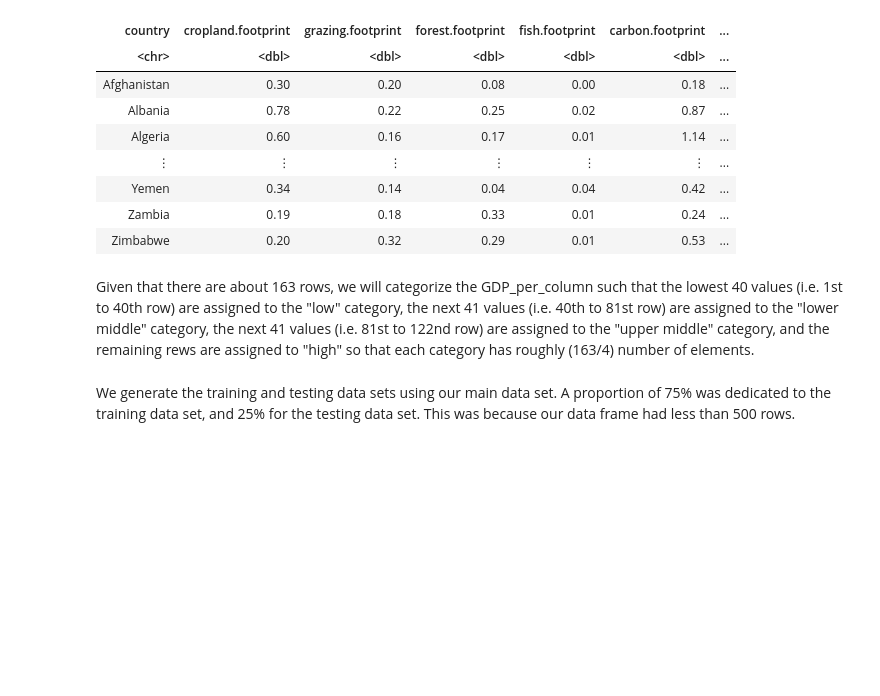
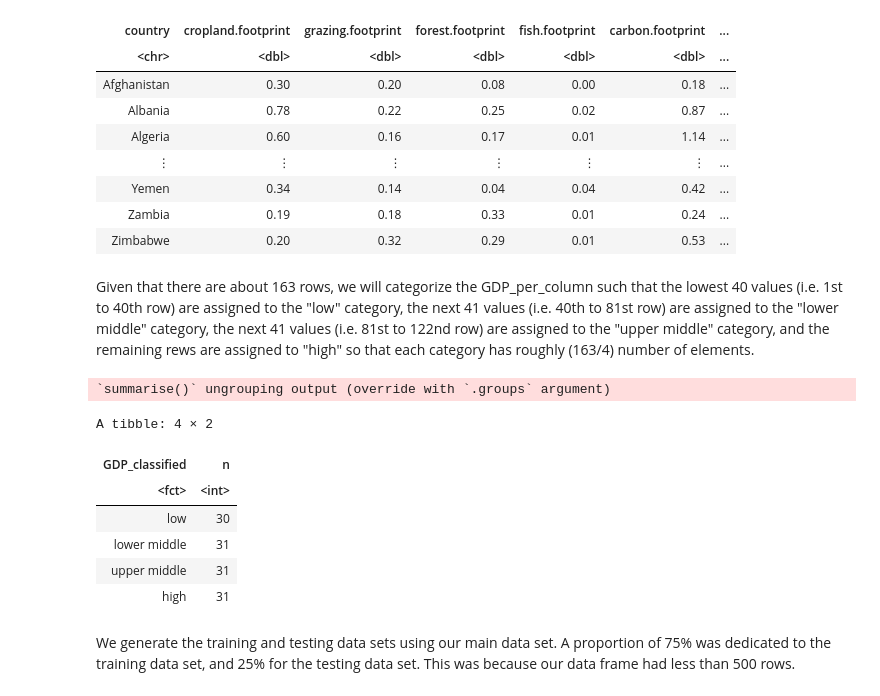
Before and after one commit to tsabkuro/EcoFoot, a Jupyter notebook: report.ipynb, the cells around one changed output. Saved outputs shown, nothing was run; the diff lists cells and outputs as text; code cells hidden in the pictures; blank space fills up the shorter version.

```diff
--- a/report.ipynb
+++ b/report.ipynb
@@ -92,8 +79,25 @@ Given that there are about 163 rows, we will categorize the GDP_per_column such
 # %%
 countries_GDP_eco_classified <- countries_GDP_eco %>%
     mutate(GDP_classified = cut(countries_GDP_eco$gdp.per.capita,
                                 breaks = c(0, 1384.53, 5192.88, 14238.1, Inf),
                                 labels = c("low", "lower middle", "upper middle", "high")))
+
+# table showing the distribution between the different categories for the training data
+countries_train_categories <- countries_train %>%
+    select(GDP_classified) %>%
+    group_by(GDP_classified) %>%
+    summarise(n = n())
+
+countries_train_categories
+# %% [output]
+`summarise()` ungrouping output (override with `.groups` argument)
+A tibble: 4 × 2
+| GDP_classified | n |
+| <fct> | <int> |
+| low | 30 |
+| lower middle | 31 |
+| upper middle | 31 |
+| high | 31 |
 # %% [markdown]
 We generate the training and testing data sets using our main data set. A proportion of 75% was dedicated to the training data set, and 25% for the testing data set. This was because our data frame had less than 500 rows.
 # %%
```
Also changed, not shown: parts of 5 cells of this notebook.
